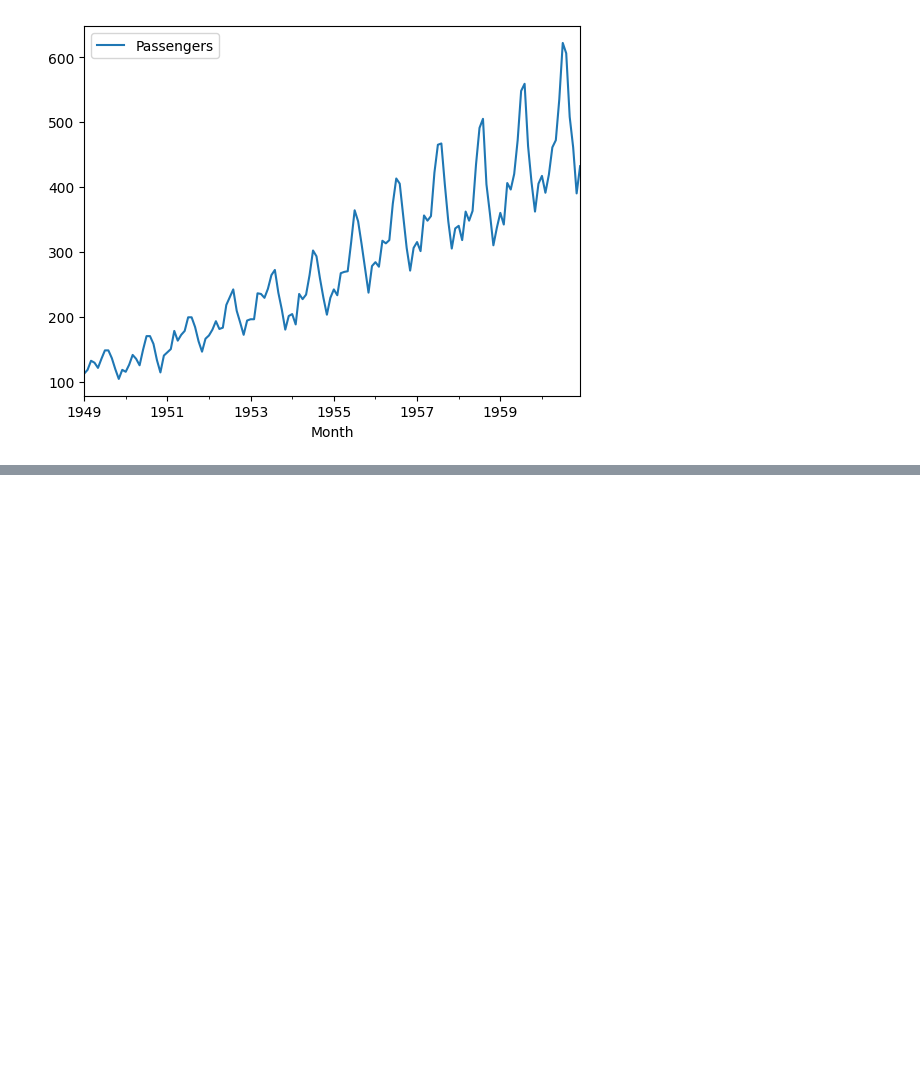
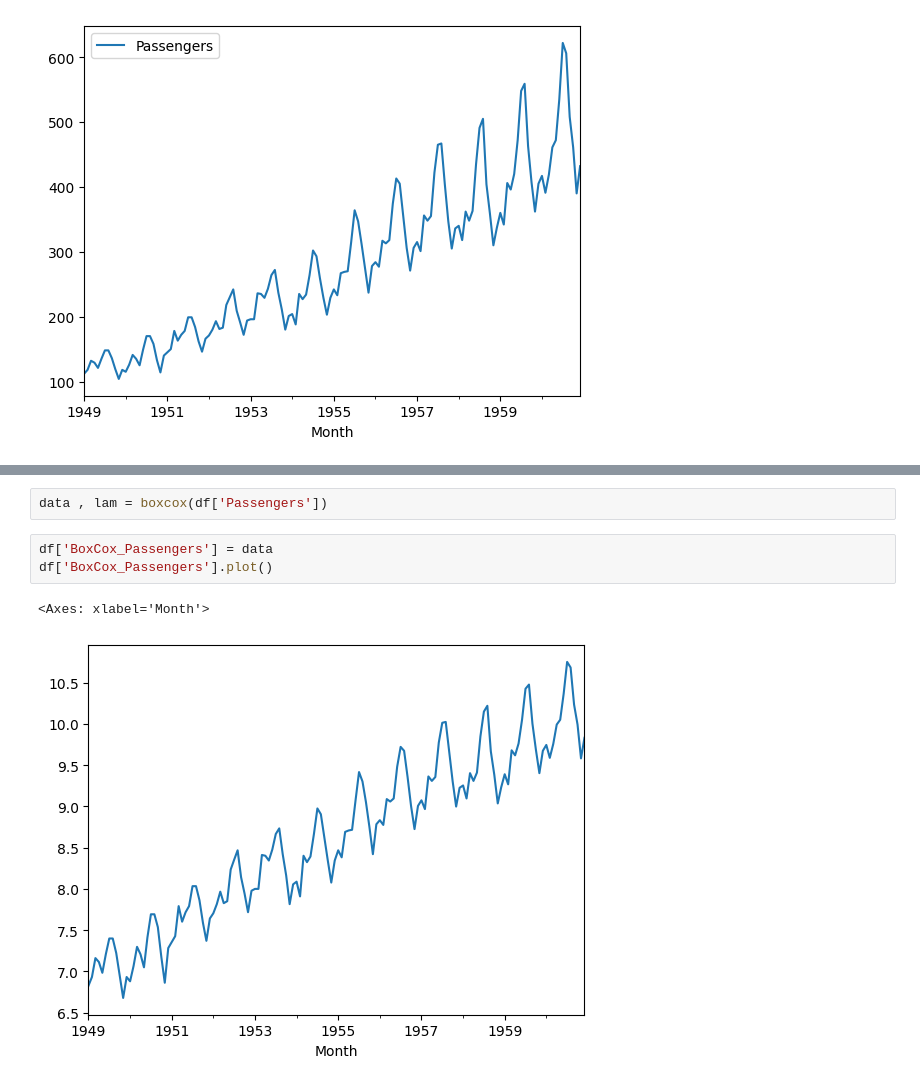
Before and after one commit to babakkeshavarz/time_series, a Jupyter notebook: Box_Cox.ipynb, the cells around one changed output, grey strips where cells are left out. Cells and saved outputs as stored; diff of their text form; blank space fills up the shorter version.

```diff
--- a/Box_Cox.ipynb
+++ b/Box_Cox.ipynb
@@ -19,0 +30,8 @@ df.plot()
+# %%
+data , lam = boxcox(df['Passengers'])
+# %%
+df['BoxCox_Passengers'] = data
+df['BoxCox_Passengers'].plot()
+# %% [output]
+<Axes: xlabel='Month'>
+[figure, added]
```
Also changed, not shown: parts of 6 cells of this notebook.
